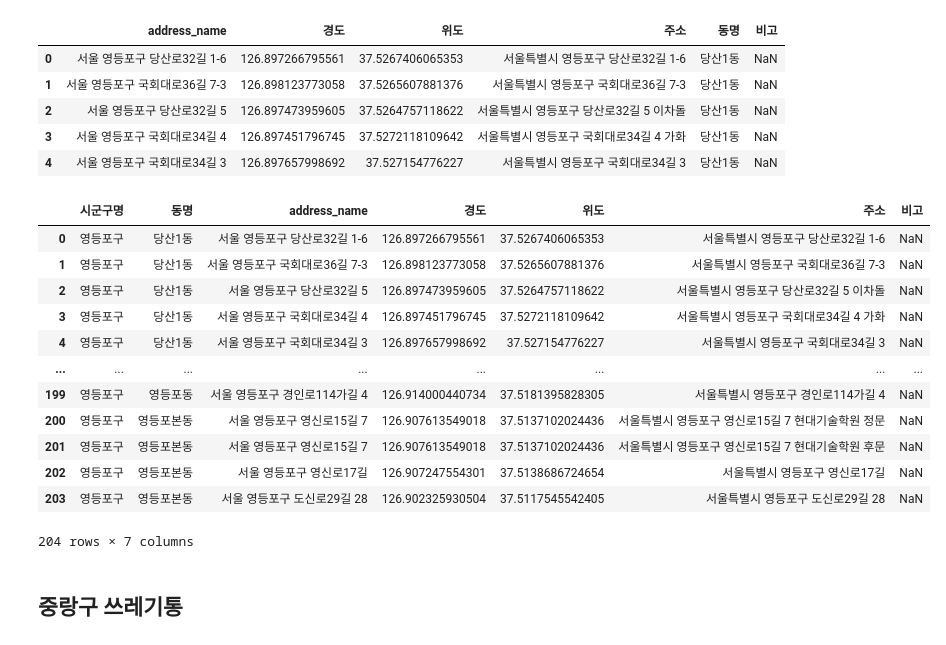
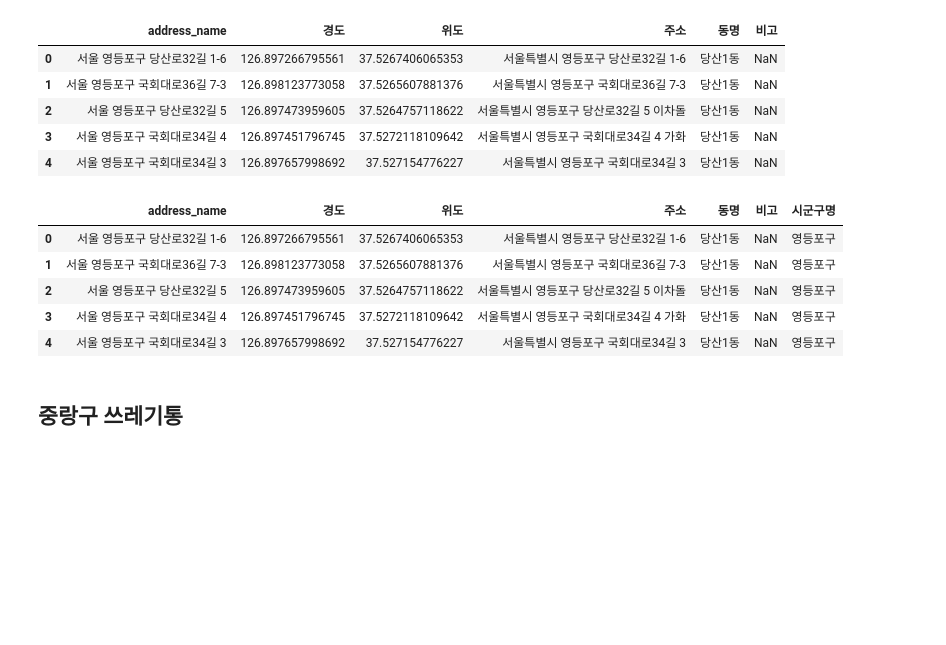
Before and after one commit to HyenC/CigaretteButtBins, a Jupyter notebook: 쓰레기통위경도매칭.ipynb, the cells around one changed output. Drawn from its saved outputs; the diff is of its cells as text; code cells hidden in the pictures; blank space fills up the shorter version.

```diff
--- a/쓰레기통위경도매칭.ipynb
+++ b/쓰레기통위경도매칭.ipynb
@@ -680,6 +659,14 @@ yeongdeung_cbb.drop(yeongdeung_cbb[yeongdeung_cbb['주소']=='서울특별시
 # 주소 수정19 서울특별시 영등포구 경인로112길 4
 # 근사값 114가길 4
 yeongdeung_cbb.loc[yeongdeung_cbb['주소']=='서울특별시 영등포구 경인로112길 4', '주소'] = '서울특별시 영등포구 경인로114가길 4'
+# %%
+yeongdeunglist = []
+for i in list(yeongdeung_cbb['주소']):
+    try:
+        yeongdeunglist.append(GetLatLng(i))
+    except Exception as e:
+        print(f'주소 검색 오류 {i}: {e}')
+        yeongdeunglist.append(None)
 # %%
 yeongdeung_latlng = pd.DataFrame(yeongdeunglist)
 yeongdeung_latlng.columns = ['address_name', '경도', '위도', '주소']
@@ -708,20 +695,14 @@ yeongdeung_m.head()
 yeongdeung_m['시군구명']='영등포구'
 # %%
 yeongdeung_m[['시군구명', '동명', 'address_name', '경도', '위도', '주소', '비고']]
+yeongdeung_m.head()
 # %% [output]
-|  | 시군구명 | 동명 | address_name | 경도 | 위도 | 주소 | 비고 |
-| 0 | 영등포구 | 당산1동 | 서울 영등포구 당산로32길 1-6 | 126.897266795561 | 37.5267406065353 | 서울특별시 영등포구 당산로32길 1-6 | NaN |
-| 1 | 영등포구 | 당산1동 | 서울 영등포구 국회대로36길 7-3 | 126.898123773058 | 37.5265607881376 | 서울특별시 영등포구 국회대로36길 7-3 | NaN |
-| 2 | 영등포구 | 당산1동 | 서울 영등포구 당산로32길 5 | 126.897473959605 | 37.5264757118622 | 서울특별시 영등포구 당산로32길 5 이차돌 | NaN |
-| 3 | 영등포구 | 당산1동 | 서울 영등포구 국회대로34길 4 | 126.897451796745 | 37.5272118109642 | 서울특별시 영등포구 국회대로34길 4 가화 | NaN |
-| 4 | 영등포구 | 당산1동 | 서울 영등포구 국회대로34길 3 | 126.897657998692 | 37.527154776227 | 서울특별시 영등포구 국회대로34길 3 | NaN |
-| ... | ... | ... | ... | ... | ... | ... | ... |
-| 199 | 영등포구 | 영등포동 | 서울 영등포구 경인로114가길 4 | 126.914000440734 | 37.5181395828305 | 서울특별시 영등포구 경인로114가길 4 | NaN |
-| 200 | 영등포구 | 영등포본동 | 서울 영등포구 영신로15길 7 | 126.907613549018 | 37.5137102024436 | 서울특별시 영등포구 영신로15길 7 현대기술학원 정문 | NaN |
-| 201 | 영등포구 | 영등포본동 | 서울 영등포구 영신로15길 7 | 126.907613549018 | 37.5137102024436 | 서울특별시 영등포구 영신로15길 7 현대기술학원 후문 | NaN |
-| 202 | 영등포구 | 영등포본동 | 서울 영등포구 영신로17길 | 126.907247554301 | 37.5138686724654 | 서울특별시 영등포구 영신로17길 | NaN |
-| 203 | 영등포구 | 영등포본동 | 서울 영등포구 도신로29길 28 | 126.902325930504 | 37.5117545542405 | 서울특별시 영등포구 도신로29길 28 | NaN |
+|  | address_name | 경도 | 위도 | 주소 | 동명 | 비고 | 시군구명 |
+| 0 | 서울 영등포구 당산로32길 1-6 | 126.897266795561 | 37.5267406065353 | 서울특별시 영등포구 당산로32길 1-6 | 당산1동 | NaN | 영등포구 |
+| 1 | 서울 영등포구 국회대로36길 7-3 | 126.898123773058 | 37.5265607881376 | 서울특별시 영등포구 국회대로36길 7-3 | 당산1동 | NaN | 영등포구 |
+| 2 | 서울 영등포구 당산로32길 5 | 126.897473959605 | 37.5264757118622 | 서울특별시 영등포구 당산로32길 5 이차돌 | 당산1동 | NaN | 영등포구 |
+| 3 | 서울 영등포구 국회대로34길 4 | 126.897451796745 | 37.5272118109642 | 서울특별시 영등포구 국회대로34길 4 가화 | 당산1동 | NaN | 영등포구 |
+| 4 | 서울 영등포구 국회대로34길 3 | 126.897657998692 | 37.527154776227 | 서울특별시 영등포구 국회대로34길 3 | 당산1동 | NaN | 영등포구 |
-204 rows × 7 columns
 # %%
 yeongdeung_m.to_csv('data/쓰레기통_위경도/영등포구_담배꽁초쓰레기통_위경도.csv', index=False)
 # %% [markdown]
```
Also changed, not shown: parts of 16 cells of this notebook.
